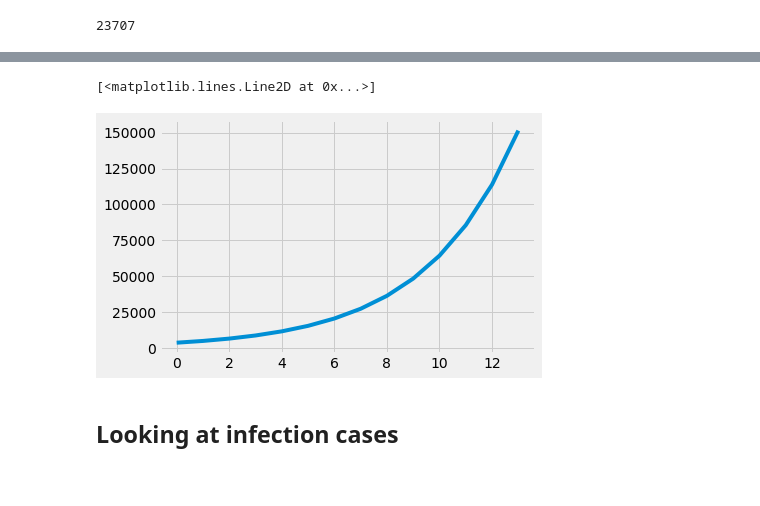
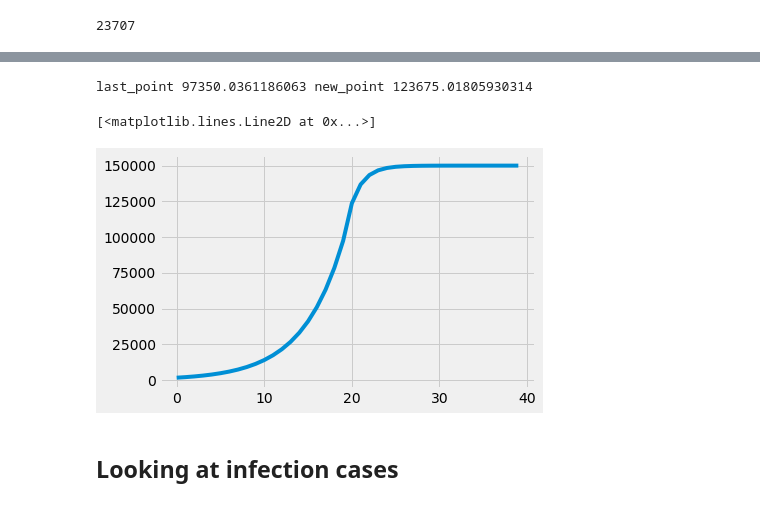
Before and after one commit to C5ipo7i/Jupyter_notebooks, a Jupyter notebook: Covid19.ipynb, the cells around one changed output, grey strips where cells are left out. Cells and saved outputs as stored; diff of their text form; code cells hidden in the pictures.

```diff
--- a/Covid19.ipynb
+++ b/Covid19.ipynb
@@ -295,9 +289,9 @@ df_us_tests['positive'].values[-2]
 23707
 # %%
 X1 = 5
-Y1 = df_us_tests['tested'].values[X1]
+Y1 = np.gradient(df_us_tests['tested'].values)[X1]
 X2 = 13
-Y2 = df_us_tests['tested'].values[X2]
+Y2 = np.gradient(df_us_tests['tested'].values)[X2]
 points = [(X1,Y1),(X2,Y2)]
 degree = 3
 
@@ -314,3 +308,12 @@ test_base
 # %%
 line,coefs = return_polyfit(np.array([X1,X2]),np.array([Y1,Y2]),degree)
 # poly.polyval(down_day, coefs)
+# %%
+def decay_to_max(max_daily,last_point,duration):
+    points = []
+    new_point = last_point + ((max_daily - last_point) / 2)
+    print('last_point',last_point,'new_point',new_point)
+    for _ in range(duration):
+        points.append(new_point)
+        new_point += (max_daily - new_point) / 2
+    return np.array(points)
@@ -317,10 +333,15 @@ line,coefs = return_polyfit(np.array([X1,X2]),np.array([Y1,Y2]),degree)
 # %%
-Ys = np.power(test_base,np.arange(14))*A_factor
-plt.plot(Ys)
+max_daily_tests = 150*1e+3
+Ys = np.power(test_base,np.arange(20))*A_factor
+end_ys = decay_to_max(max_daily_tests,Ys[-1],20)
+
+projected_tests = np.concatenate([Ys,end_ys])
+plt.plot(projected_tests)
 # plt.yscale('log')
 # %% [output]
-[<matplotlib.lines.Line2D at 0x...>]
+last_point 97350.0361186063 new_point 123675.01805930314
+[<matplotlib.lines.Line2D at 0x...>]
-[figure, old version]
+[figure, new version]
 # %% [markdown]
 ## Looking at infection cases
 # %%
```
Also changed, not shown: parts of 16 cells of this notebook.
